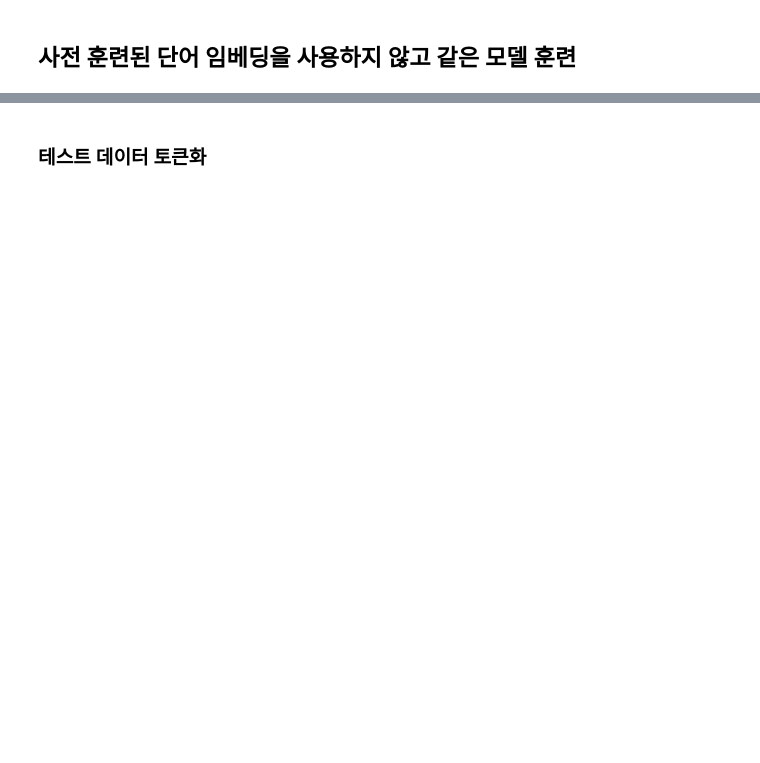
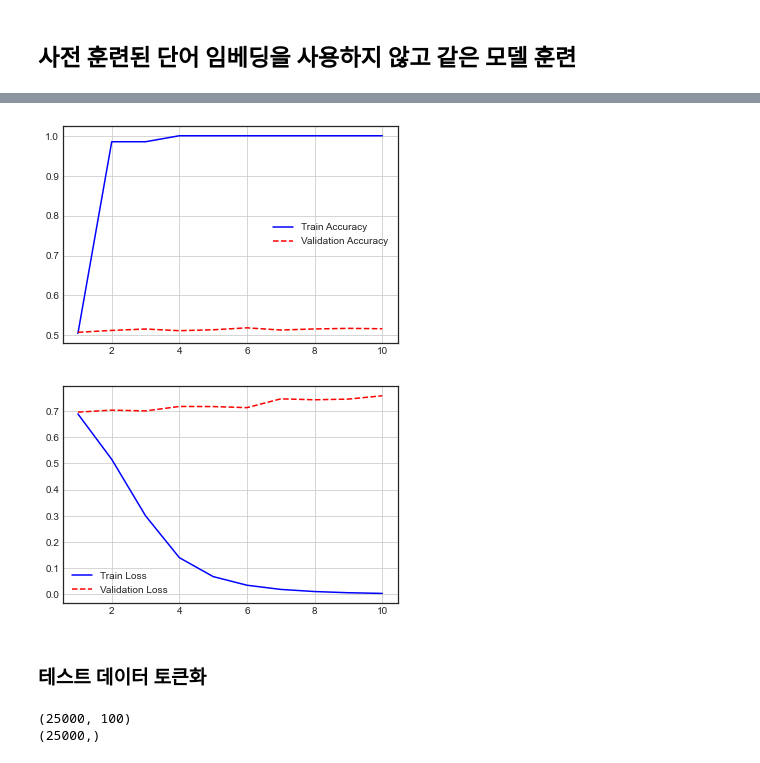
Before and after one commit to DONGRYEOLLEE1/WIL, a Jupyter notebook: DL/Keras/WIL_Keras(텍스트처리&임베딩).ipynb, the cells around one changed output, grey strips where cells are left out. Drawn from its saved outputs; the diff is of its cells as text; code cells hidden in the pictures; blank space fills up the shorter version.

```diff
--- a/DL/Keras/WIL_Keras(텍스트처리&임베딩).ipynb
+++ b/DL/Keras/WIL_Keras(텍스트처리&임베딩).ipynb
@@ -352,0 +1105,5 @@ https://github.com/Hironsan/awesome-embedding-models#pre-trained-word-vectors --
+# %%
+x_train = data[:training_samples]
+y_train = labels[:training_samples]
+x_val = data[training_samples: training_samples + validation_samples]
+y_val = labels[training_samples: training_samples + validation_samples]
@@ -368,2 +1266,10 @@ https://github.com/Hironsan/awesome-embedding-models#pre-trained-word-vectors --
 # %% [markdown]
 ## 사전 훈련된 단어 임베딩을 사용하지 않고 같은 모델 훈련
+# %%
+model2 = Sequential()
+
+model2.add(Embedding(max_words, embedding_dim, input_length = max_len))
+model2.add(Flatten())
+model2.add(Dense(32, activation = 'relu'))
+model2.add(Dense(1, activation = 'sigmoid'))
+model2.summary()
@@ -369,0 +1293,9 @@ https://github.com/Hironsan/awesome-embedding-models#pre-trained-word-vectors --
+# %%
+model2.compile(optimizer = 'rmsprop',
+             loss = 'binary_crossentropy',
+             metrics = ['acc'])
+
+history2 = model2.fit(x_train, y_train,
+                   epochs = 10,
+                   batch_size = 32,
+                   validation_data = (x_val, y_val))
@@ -370,2 +1323,28 @@ https://github.com/Hironsan/awesome-embedding-models#pre-trained-word-vectors --
+# %%
+loss = history2.history['loss']
+val_loss = history2.history['val_loss']
+acc = history2.history['acc']
+val_acc = history2.history['val_acc']
+
+epochs = range(1, len(loss) + 1)
+
+plt.plot(epochs, acc, 'b-', label = 'Train Accuracy')
+plt.plot(epochs, val_acc, 'r--', label = 'Validation Accuracy')
+plt.grid()
+plt.legend()
+
+plt.figure()
+plt.plot(epochs, loss, 'b-', label = 'Train Loss')
+plt.plot(epochs, val_loss, 'r--', label = 'Validation Loss')
+plt.grid()
+plt.legend()
+
+plt.show()
+
+
+### OverFitting
+# %% [output]
+[figure, added]
+[figure, added]
 # %% [markdown]
 ### 테스트 데이터 토큰화
@@ -371,0 +1374,6 @@ https://github.com/Hironsan/awesome-embedding-models#pre-trained-word-vectors --
+# %%
+print(x_test.shape)
+print(y_test.shape)
+# %% [output]
+(25000, 100)
+(25000,)
```
Also changed, not shown: parts of 113 cells of this notebook, 6 other files.
